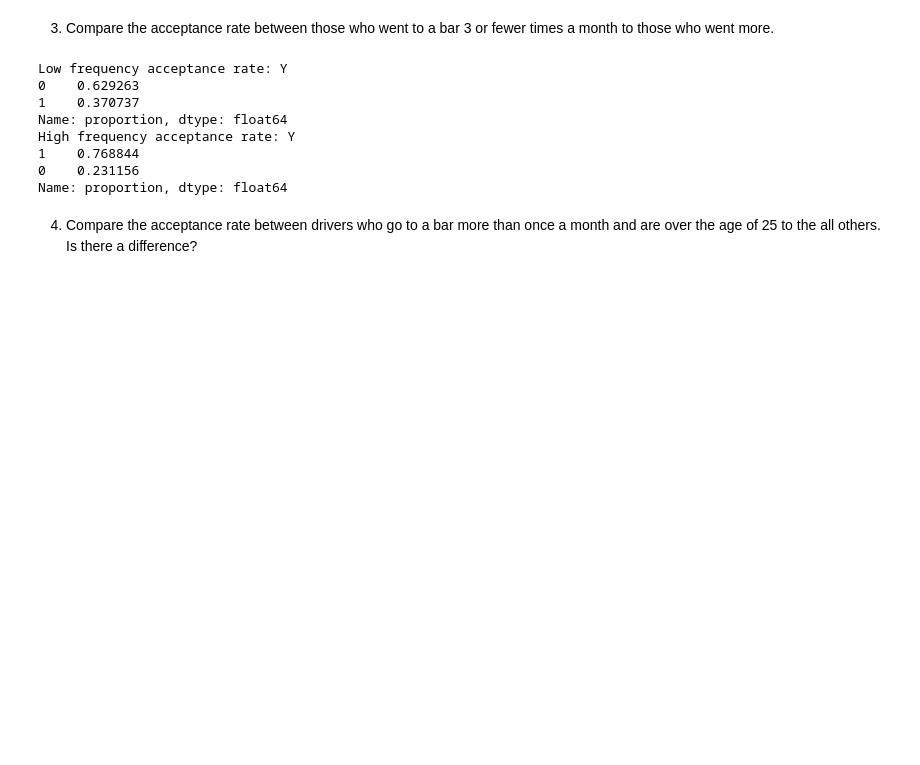
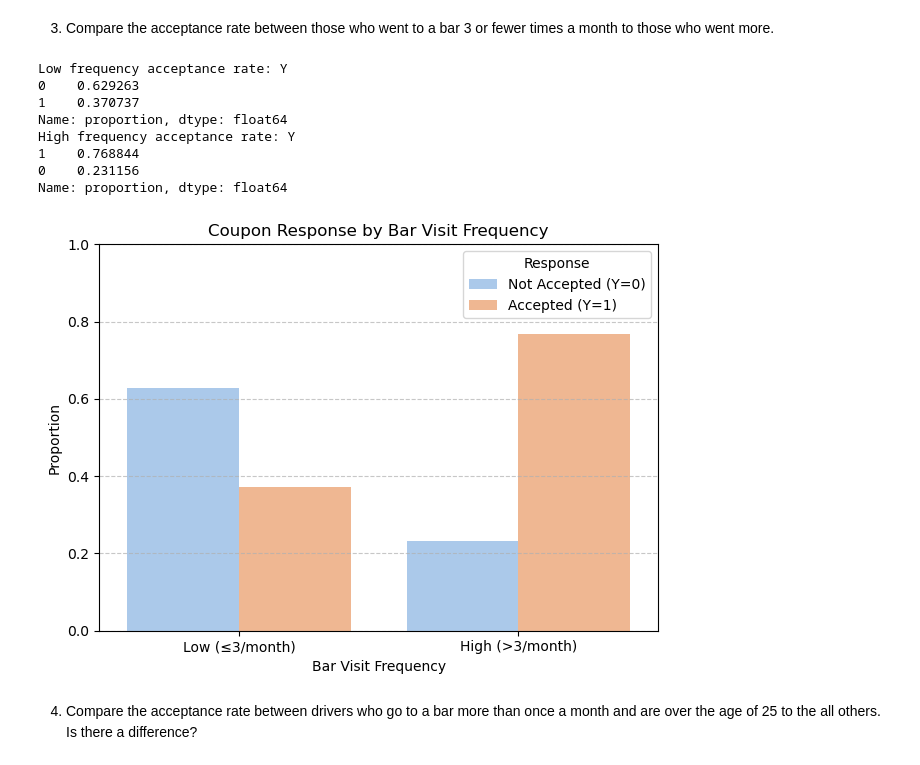
Before and after one commit to mrtajvidi/Machine-Learning, a Jupyter notebook: Module 5 - Practical Application 1/assignment5_1_starter/prompt.ipynb, the cells around one changed output. Cells and saved outputs as stored; diff of their text form; code cells hidden in the pictures; blank space fills up the shorter version.

```diff
--- a/Module 5 - Practical Application 1/assignment5_1_starter/prompt.ipynb
+++ b/Module 5 - Practical Application 1/assignment5_1_starter/prompt.ipynb
@@ -201,3 +217,25 @@ combined_df = pd.concat([low_freq, high_freq])
+# %%
+plot_data = pd.DataFrame({
+    'Bar Visit Frequency': ['Low (≤3/month)', 'Low (≤3/month)', 'High (>3/month)', 'High (>3/month)'],
+    'Response': ['Not Accepted (Y=0)', 'Accepted (Y=1)', 'Not Accepted (Y=0)', 'Accepted (Y=1)'],
+    'Proportion': [
+        low_freq['Y'].value_counts(normalize=True).get(0, 0),
+        low_freq['Y'].value_counts(normalize=True).get(1, 0),
+        high_freq['Y'].value_counts(normalize=True).get(0, 0),
+        high_freq['Y'].value_counts(normalize=True).get(1, 0)
+    ]
+})
+
+sns.barplot(data=plot_data, x='Bar Visit Frequency', y='Proportion', hue='Response', palette='pastel')
+plt.title('Coupon Response by Bar Visit Frequency')
+plt.ylabel('Proportion')
+plt.xlabel('Bar Visit Frequency')
+plt.ylim(0, 1)
+plt.grid(axis='y', linestyle='--', alpha=0.7)
+plt.tight_layout()
+plt.show()
+# %% [output]
+[figure, added]
 # %% [markdown]
 4. Compare the acceptance rate between drivers who go to a bar more than once a month and are over the age of 25 to the all others.  Is there a difference?
 # %%
```
Also changed, not shown: parts of 11 cells of this notebook.
